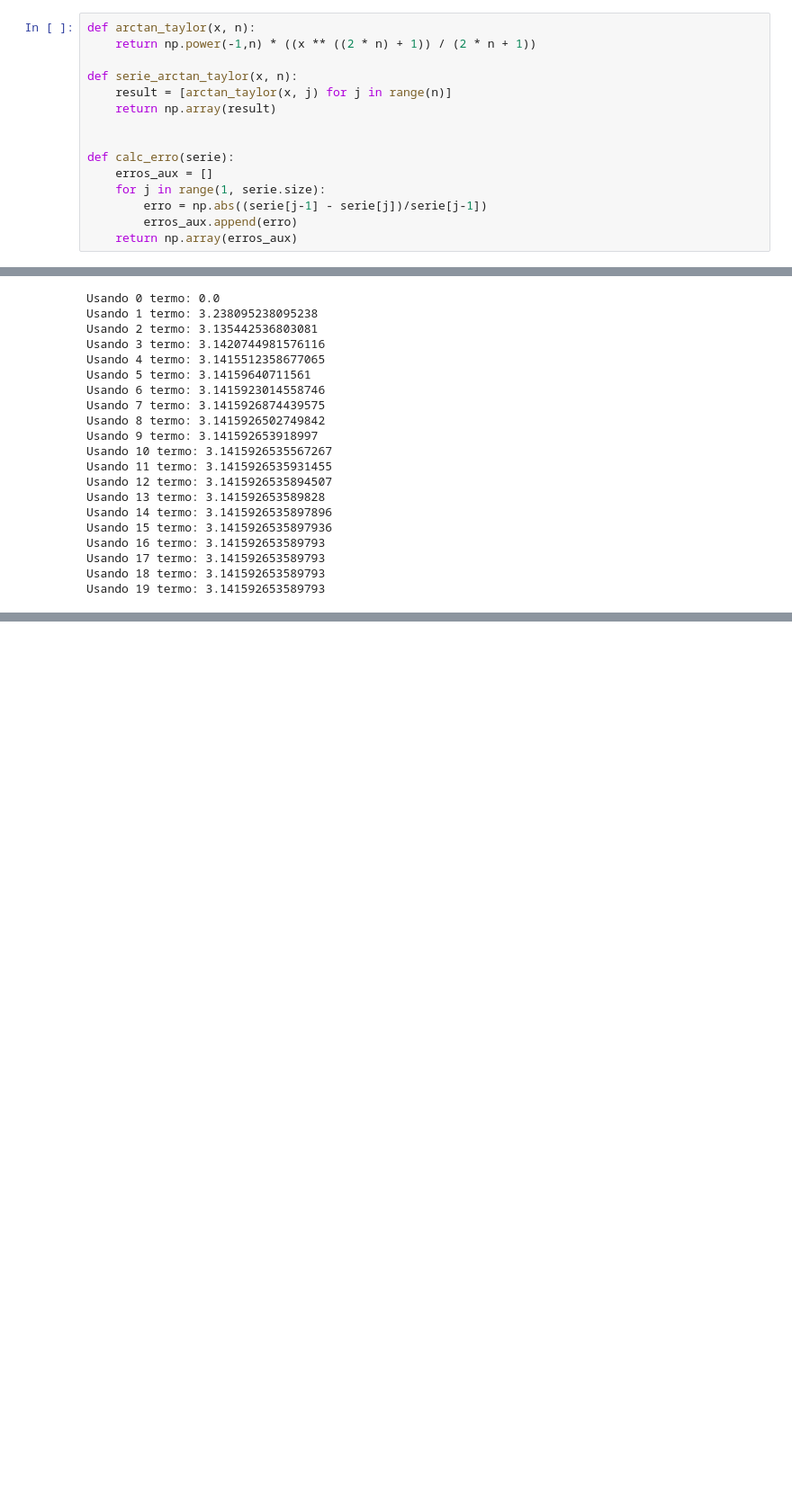
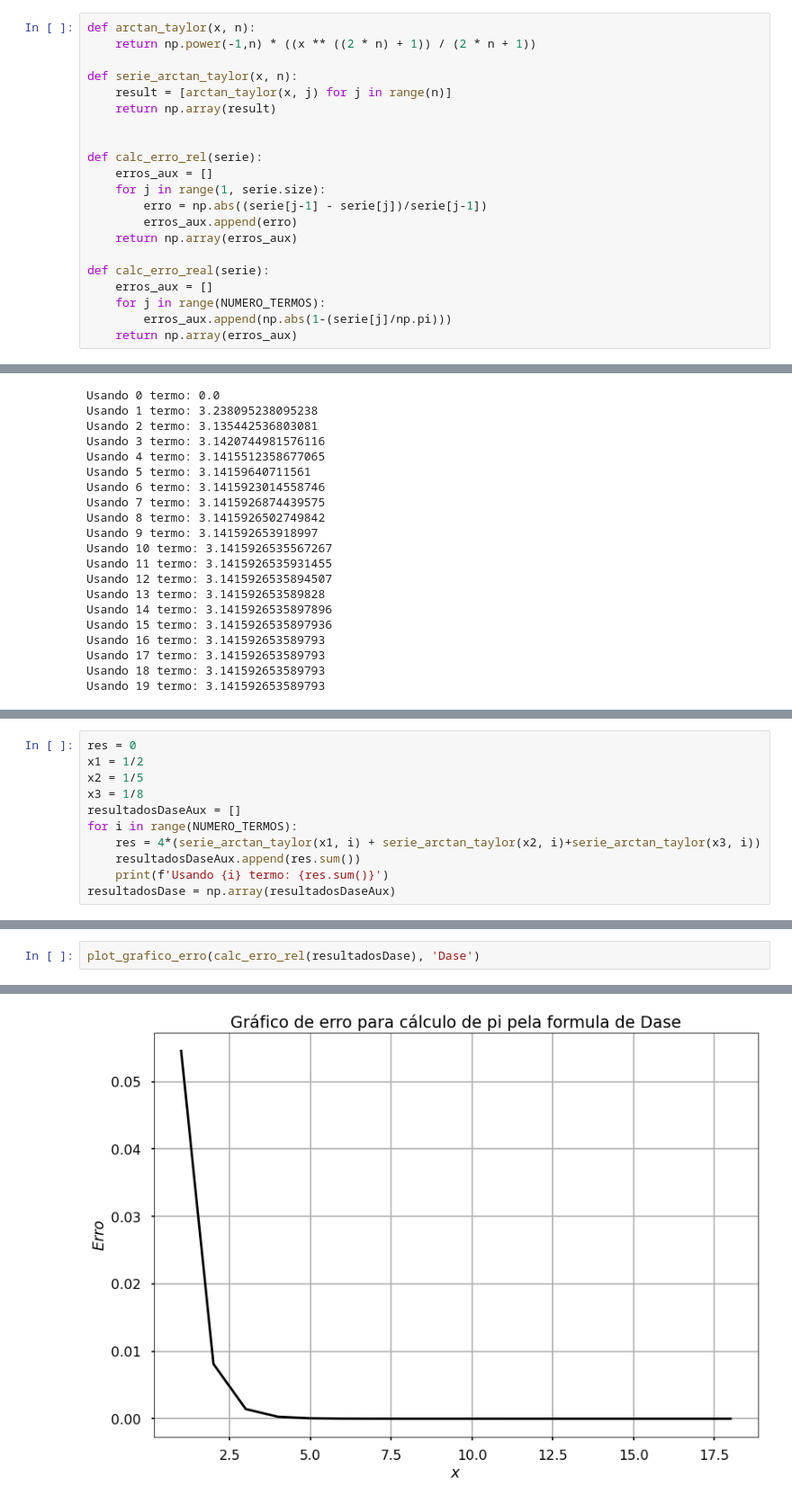
Before and after one commit to arthur-mts/metodos-numericos, a Jupyter notebook: Exercicio_Lista3b.ipynb, the cells around one changed output, grey strips where cells are left out. Shown at 90% size. Saved outputs shown, nothing was run; the diff lists cells and outputs as text; blank space fills up the shorter version.

```diff
--- a/Exercicio_Lista3b.ipynb
+++ b/Exercicio_Lista3b.ipynb
@@ -15,12 +15,18 @@ def serie_arctan_taylor(x, n):
     return np.array(result)
 
 
-def calc_erro(serie):
+def calc_erro_rel(serie):
     erros_aux = []
     for j in range(1, serie.size):
         erro = np.abs((serie[j-1] - serie[j])/serie[j-1])
         erros_aux.append(erro)
     return np.array(erros_aux)
+
+def calc_erro_real(serie):
+    erros_aux = []
+    for j in range(NUMERO_TERMOS):
+        erros_aux.append(np.abs(1-(serie[j]/np.pi)))
+    return np.array(erros_aux)
 # %%
 def plot_grafico_erro(erros, label):
     y_axis = erros
@@ -148,0 +157,11 @@ plot_grafico_erro(calc_erro(resultadosClausen), 'Clausen')
+# %%
+res = 0
+x1 = 1/2
+x2 = 1/5
+x3 = 1/8
+resultadosDaseAux = []
+for i in range(NUMERO_TERMOS):
+    res = 4*(serie_arctan_taylor(x1, i) + serie_arctan_taylor(x2, i)+serie_arctan_taylor(x3, i))
+    resultadosDaseAux.append(res.sum())
+    print(f'Usando {i} termo: {res.sum()}')
+resultadosDase = np.array(resultadosDaseAux)
@@ -148,0 +189,3 @@ plot_grafico_erro(calc_erro(resultadosClausen), 'Clausen')
+# %%
+plot_grafico_erro(calc_erro_rel(resultadosDase), 'Dase')
+# %% [output]
@@ -148,0 +193 @@ plot_grafico_erro(calc_erro(resultadosClausen), 'Clausen')
+[figure, added]
```
Also changed, not shown: parts of 9 cells of this notebook, 1 other file.
